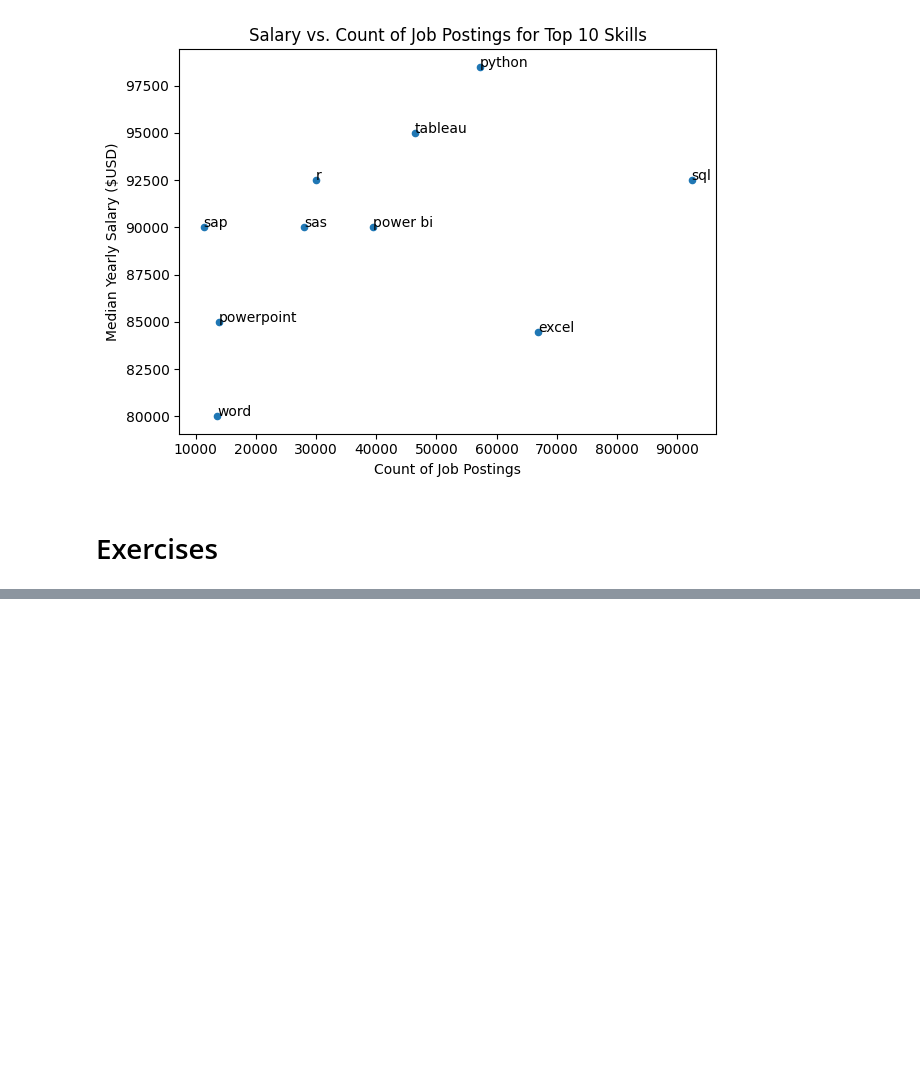
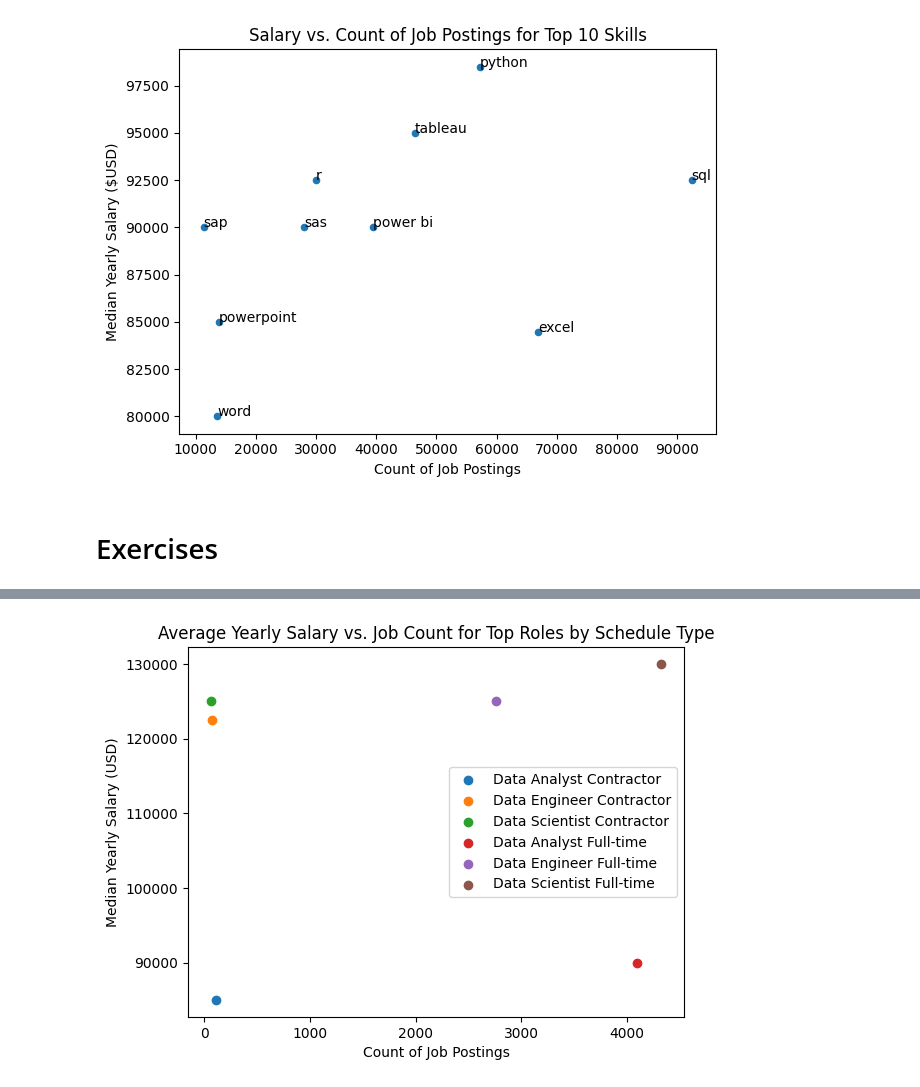
Before and after one commit to AdamWiercioch95/Python_Data_Exercises, a Jupyter notebook: matplotlib/3_Matplotlib_Scatter_Plots.ipynb, the cells around one changed output, grey strips where cells are left out. Drawn from its saved outputs; the diff is of its cells as text; code cells hidden in the pictures; blank space fills up the shorter version.

```diff
--- a/matplotlib/3_Matplotlib_Scatter_Plots.ipynb
+++ b/matplotlib/3_Matplotlib_Scatter_Plots.ipynb
@@ -41,0 +82,35 @@ plt.show()
+# %%
+# Create a scatter plot to visualize the relationship between the average yearly salary and the job count filtering a DataFrame for:
+# Data Analyst, Data Scientist, and Data Engineer positions in job_title_short
+# United States for the job_country
+# 'Full-time' and 'Contractor' for the job_schedule_type
+# Remove roles that do not have any yearly salary data.
+
+# Combine the job_title_short and job_schedule_type into one column (called job_title_type) in the newly created DataFrame to use as the labels for the plot.
+# For the plot use a for loop to cycle through the unique values in job_title_type and plot using the plt.scatter() function, specifying the label of job_title_type.
+# Ensure the legend is appearing.
+# Label the plot's axis and title appropriately.
+
+target_job_titles = ['Data Analyst', 'Data Scientist', 'Data Engineer']
+job_schedule_type = ['Full-time', 'Contractor']
+
+df_filtered = df[(df['job_title_short'].isin(target_job_titles)) & (df['job_schedule_type'].isin(job_schedule_type)) & (df['job_country'] == 'United States')].dropna(subset=['salary_year_avg']).copy()
+
+df_grouped = df_filtered.groupby(['job_schedule_type', 'job_title_short']).agg(
+    median_salary=('salary_year_avg', 'median'),
+    job_count=('job_title_short', 'count'),
+).dropna().reset_index()
+
+df_grouped['job_title_type'] = df_grouped['job_title_short'] + ' ' + df_grouped['job_schedule_type']
+
+for job_title_type in df_grouped['job_title_type'].unique():
+    subset = df_grouped[df_grouped['job_title_type'] == job_title_type]
+    plt.scatter(subset['job_count'], subset['median_salary'], label=job_title_type)
+
+plt.xlabel('Count of Job Postings')
+plt.ylabel('Median Yearly Salary (USD)')
+plt.title('Average Yearly Salary vs. Job Count for Top Roles by Schedule Type')
+plt.legend()
+plt.show()
+# %% [output]
+[figure, added]
```
Also changed, not shown: parts of 4 cells of this notebook.
